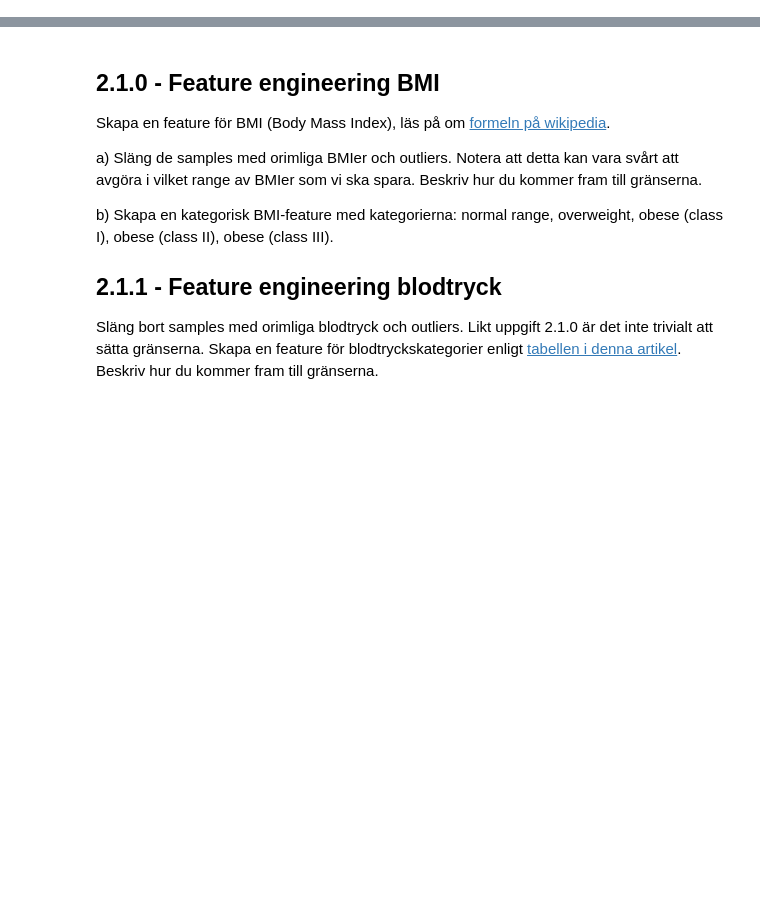
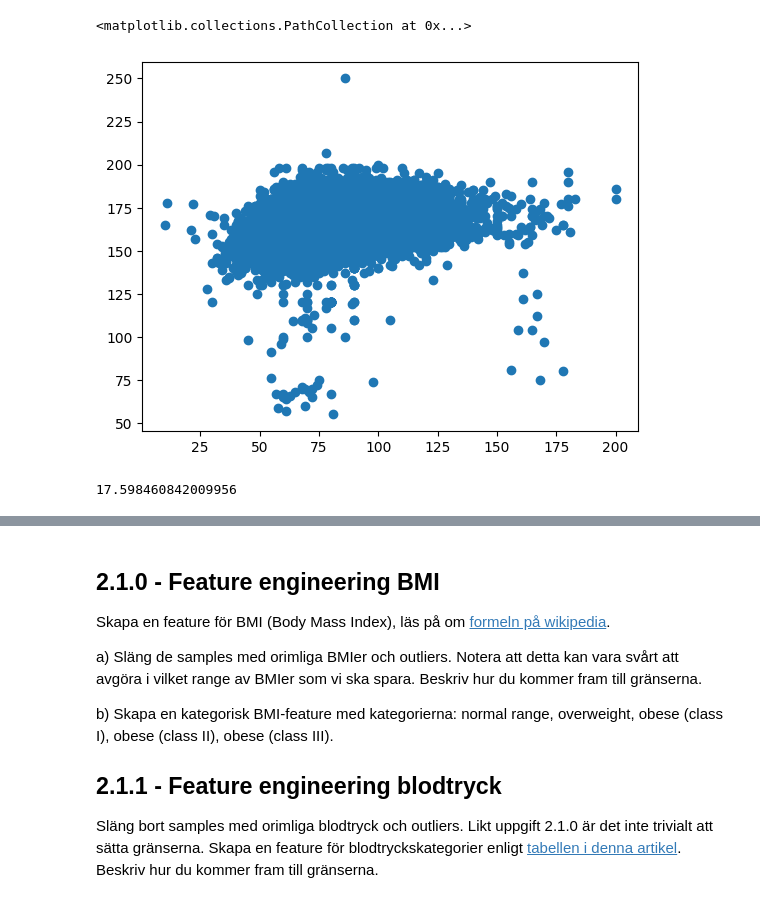
Before and after one commit to wlinds/ITHS-AI22-ML, a Jupyter notebook: Labb/disease-prediction.ipynb, the cells around one changed output, grey strips where cells are left out. Cells and saved outputs as stored; diff of their text form; code cells hidden in the pictures; blank space fills up the shorter version.

```diff
--- a/Labb/disease-prediction.ipynb
+++ b/Labb/disease-prediction.ipynb
@@ -22,0 +153,12 @@ g) Hur stor andel av kvinnor respektive män har hjärt-kärlsjukdom? Rita lämp
+# %%
+plt.scatter(y=df['height'],x=df['weight'])
+# %% [output]
+<matplotlib.collections.PathCollection at 0x...>
+[figure, added]
+# %%
+def get_bmi(weight,height):
+    return weight / (height*0.01)**2
+
+get_bmi(62.2,188)
+# %% [output]
+17.598460842009956
```
Also changed, not shown: parts of 46 cells of this notebook.
